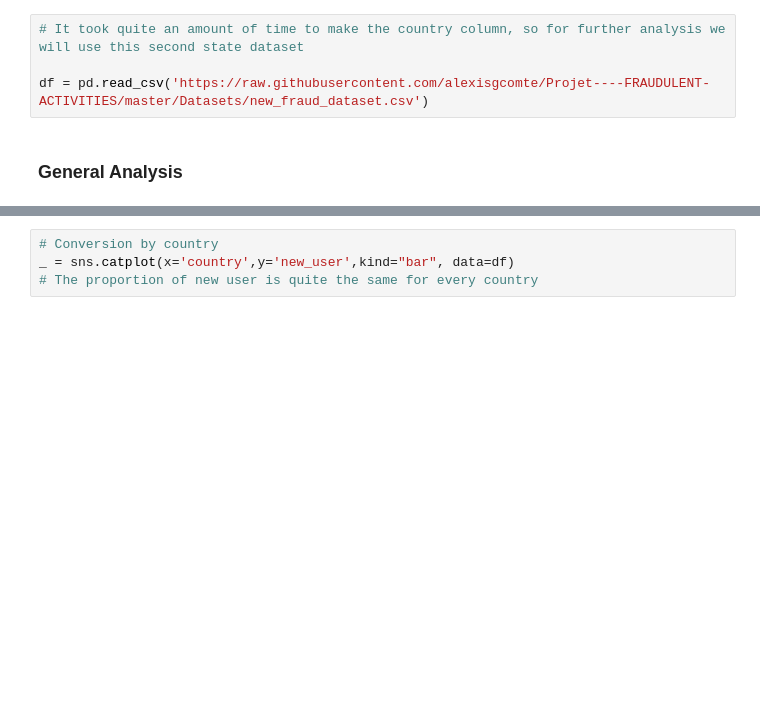
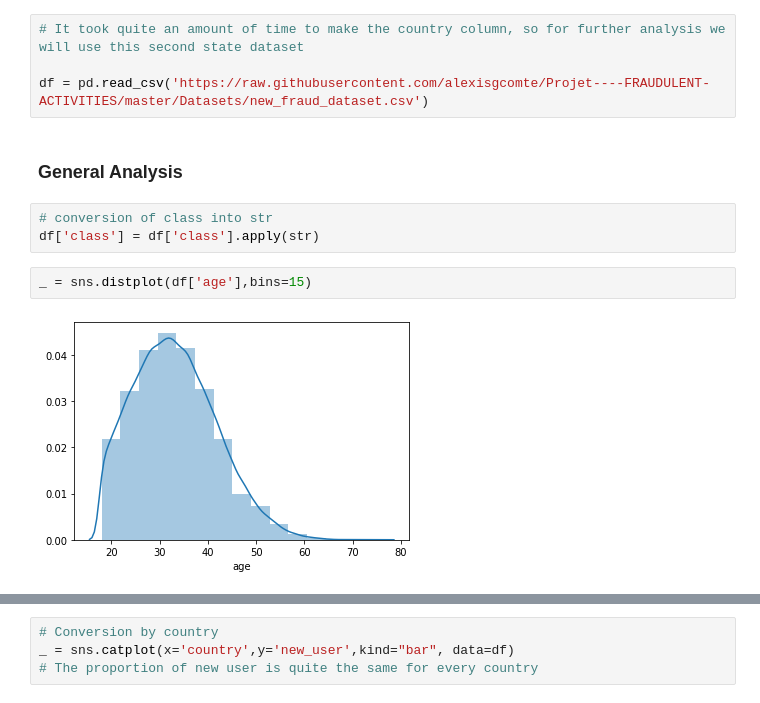
Before and after one commit to alexisgcomte/Projet----FRAUDULENT-ACTIVITIES, a Jupyter notebook: Projet -- FRAUDULENT ACTIVITIES.ipynb, the cells around one changed output, grey strips where cells are left out. Cells and saved outputs as stored; diff of their text form; blank space fills up the shorter version.

```diff
--- a/Projet -- FRAUDULENT ACTIVITIES.ipynb
+++ b/Projet -- FRAUDULENT ACTIVITIES.ipynb
@@ -274,3 +274,10 @@ df.to_csv('C:/Users/alexi/Documents/MonGitHub/Projet -- FRAUDULENT ACTIVITIES/Da
 df = pd.read_csv('https://raw.githubusercontent.com/alexisgcomte/Projet----FRAUDULENT-ACTIVITIES/master/Datasets/new_fraud_dataset.csv')
 # %% [markdown]
 ### General Analysis
+# %%
+# conversion of class into str
+df['class'] = df['class'].apply(str)
+# %%
+_ = sns.distplot(df['age'],bins=15)
+# %% [output]
+[figure, added]
```
Also changed, not shown: parts of 53 cells of this notebook.
